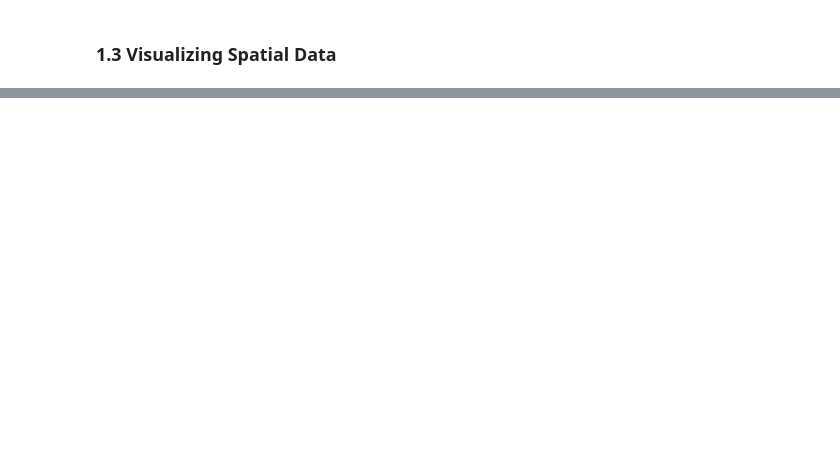
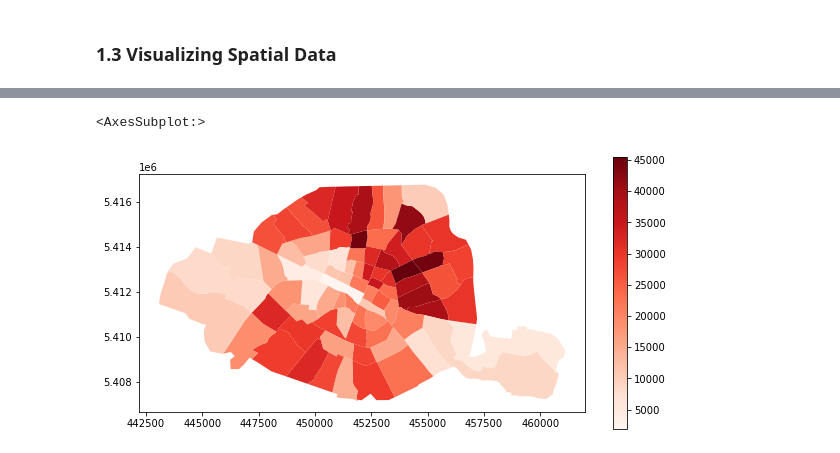
Before and after one commit to mxagar/space_exploration, a Jupyter notebook: geospatial_data_guide/lab/01_Intro_GeoPandas.ipynb, the cells around one changed output, grey strips where cells are left out. Saved outputs shown, nothing was run; the diff lists cells and outputs as text; code cells hidden in the pictures; blank space fills up the shorter version.

```diff
--- a/geospatial_data_guide/lab/01_Intro_GeoPandas.ipynb
+++ b/geospatial_data_guide/lab/01_Intro_GeoPandas.ipynb
@@ -109,0 +157,3 @@ If we use `.plot()` on a `GeoDataFrame`, the `geometry` column will be plotted,
+# %%
+# Read the Paris districts dataset: GeoPackage file / GeoJSON file
+districts = gpd.read_file(DATA_PATH_PARIS+'paris_districts_utm.geojson')
@@ -109,0 +169,10 @@ If we use `.plot()` on a `GeoDataFrame`, the `geometry` column will be plotted,
+# %%
+# Add a population density column
+# Watch out: area is in m2, we want to pass it to km2 -> /10^6
+districts['population_density'] = (districts.population / districts.geometry.area) * 10**6
+# %%
+# Make a plot of the districts colored by the population density
+districts.plot(column = 'population_density', cmap = 'Reds', legend=True, figsize=(10, 5))
+# %% [output]
+<AxesSubplot:>
+[figure, added]
```
Also changed, not shown: parts of 16 cells of this notebook.
